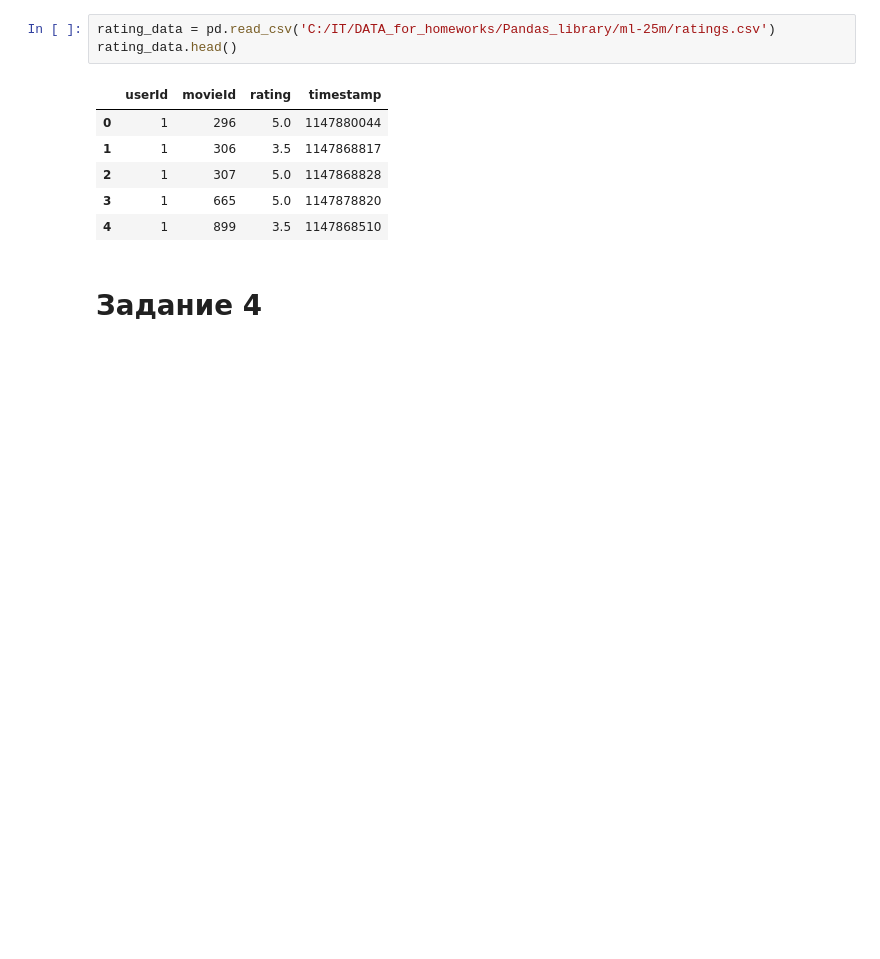
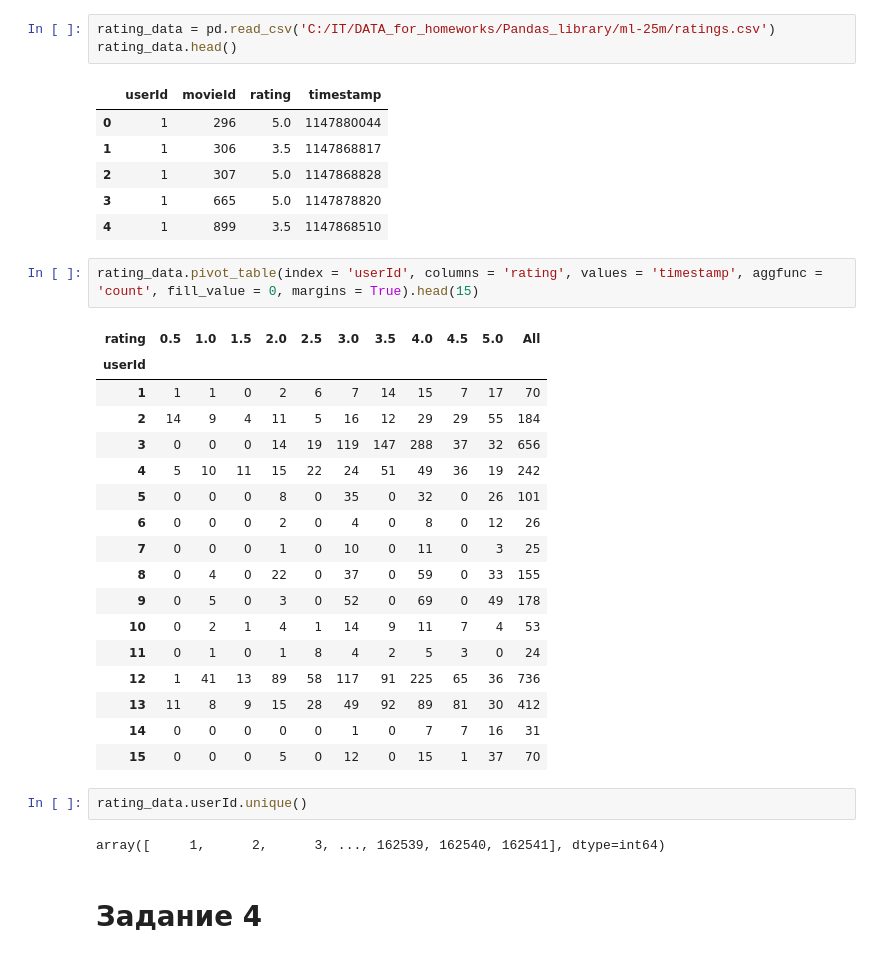
Before and after one commit to cevapro/Homeworks, a Jupyter notebook: PYDA_Protasevich_Dmitry_12.ipynb, the cells around one changed output. Saved outputs shown, nothing was run; the diff lists cells and outputs as text; blank space fills up the shorter version.

```diff
--- a/PYDA_Protasevich_Dmitry_12.ipynb
+++ b/PYDA_Protasevich_Dmitry_12.ipynb
@@ -87,6 +86,30 @@ rating_data.head()
 | 2 | 1 | 307 | 5.0 | 1147868828 |
 | 3 | 1 | 665 | 5.0 | 1147878820 |
 | 4 | 1 | 899 | 3.5 | 1147868510 |
+# %%
+rating_data.pivot_table(index = 'userId', columns = 'rating', values = 'timestamp', aggfunc = 'count', fill_value = 0, margins = True).head(15)
+# %% [output]
+| rating | 0.5 | 1.0 | 1.5 | 2.0 | 2.5 | 3.0 | 3.5 | 4.0 | 4.5 | 5.0 | All |
+| userId |  |  |  |  |  |  |  |  |  |  |  |
+| 1 | 1 | 1 | 0 | 2 | 6 | 7 | 14 | 15 | 7 | 17 | 70 |
+| 2 | 14 | 9 | 4 | 11 | 5 | 16 | 12 | 29 | 29 | 55 | 184 |
+| 3 | 0 | 0 | 0 | 14 | 19 | 119 | 147 | 288 | 37 | 32 | 656 |
+| 4 | 5 | 10 | 11 | 15 | 22 | 24 | 51 | 49 | 36 | 19 | 242 |
+| 5 | 0 | 0 | 0 | 8 | 0 | 35 | 0 | 32 | 0 | 26 | 101 |
+| 6 | 0 | 0 | 0 | 2 | 0 | 4 | 0 | 8 | 0 | 12 | 26 |
+| 7 | 0 | 0 | 0 | 1 | 0 | 10 | 0 | 11 | 0 | 3 | 25 |
+| 8 | 0 | 4 | 0 | 22 | 0 | 37 | 0 | 59 | 0 | 33 | 155 |
+| 9 | 0 | 5 | 0 | 3 | 0 | 52 | 0 | 69 | 0 | 49 | 178 |
+| 10 | 0 | 2 | 1 | 4 | 1 | 14 | 9 | 11 | 7 | 4 | 53 |
+| 11 | 0 | 1 | 0 | 1 | 8 | 4 | 2 | 5 | 3 | 0 | 24 |
+| 12 | 1 | 41 | 13 | 89 | 58 | 117 | 91 | 225 | 65 | 36 | 736 |
+| 13 | 11 | 8 | 9 | 15 | 28 | 49 | 92 | 89 | 81 | 30 | 412 |
+| 14 | 0 | 0 | 0 | 0 | 0 | 1 | 0 | 7 | 7 | 16 | 31 |
+| 15 | 0 | 0 | 0 | 5 | 0 | 12 | 0 | 15 | 1 | 37 | 70 |
+# %%
+rating_data.userId.unique()
+# %% [output]
+array([     1,      2,      3, ..., 162539, 162540, 162541], dtype=int64)
 # %% [markdown]
 # Задание 4
 # %%
```
Also changed, not shown: parts of 2 cells of this notebook.
